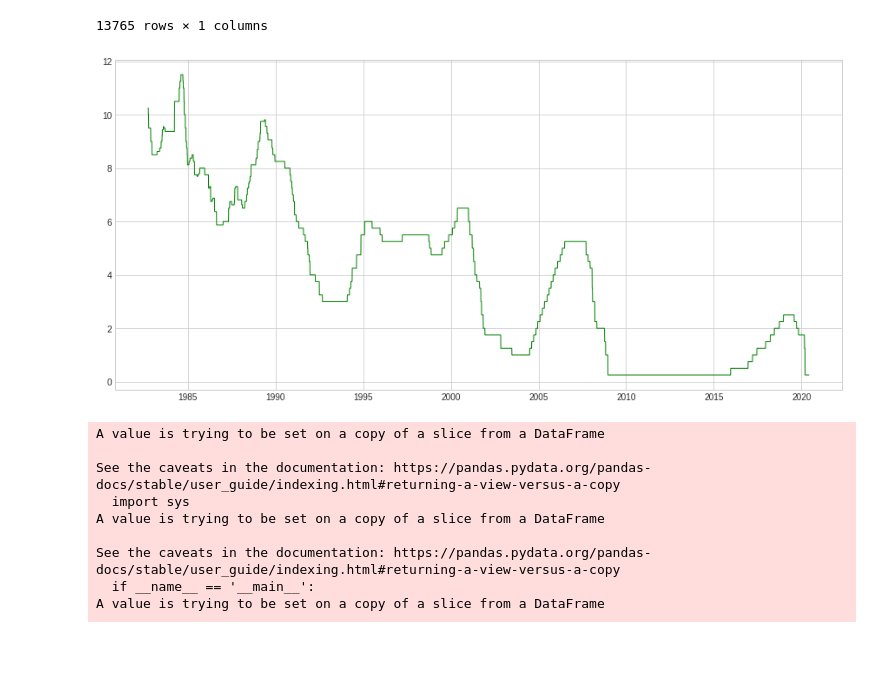
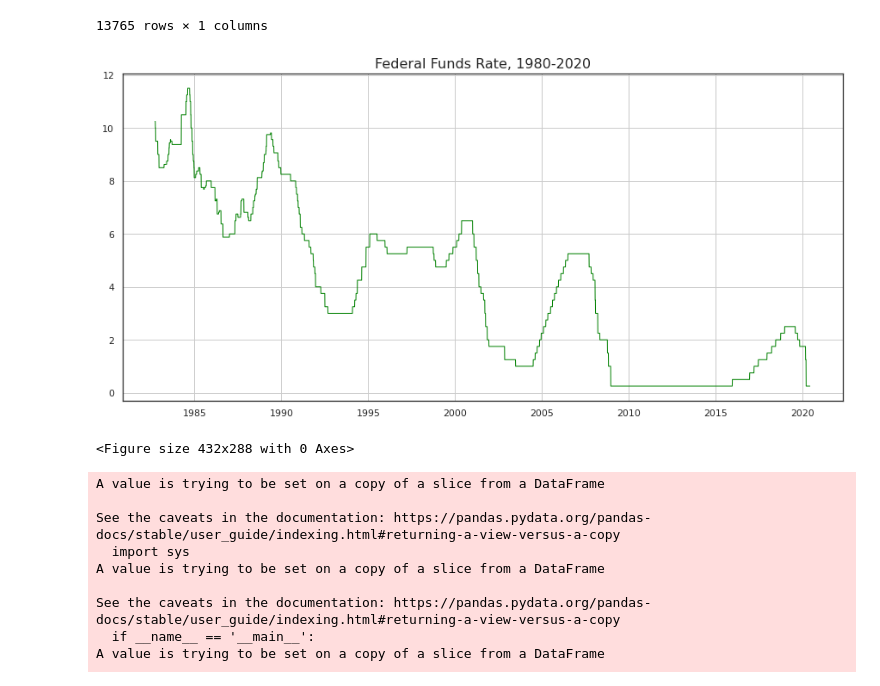
Before and after one commit to seanahmad/NLP-Federal-Reserve-Corpora, a Jupyter notebook: src/1_FOMC_Analysis_Preliminary.ipynb, the cells around one changed output. Saved outputs shown, nothing was run; the diff lists cells and outputs as text; code cells hidden in the pictures; blank space fills up the shorter version.

Commit message:
Notebook 6 production-ready, finalized

```diff
--- a/src/1_FOMC_Analysis_Preliminary.ipynb
+++ b/src/1_FOMC_Analysis_Preliminary.ipynb
@@ -83,6 +67,7 @@ if IN_COLAB:
   keyword_lm_dir = '/content/drive/My Drive/Colab Notebooks/proj2/src/data/LoughranMcDonald/'
   glove_dir = '/content/drive/My Drive/Colab Notebooks/proj2/src/data/GloVe/'
   model_dir = '/content/drive/My Drive/Colab Notebooks/proj2/src/data/models/'
+  graph_dir = '/content/drive/My Drive/Colab Notebooks/proj2/src/data/graphs/'
 
 else:
   employment_data_dir = 'C:/Users/theon/GDrive/Colab Notebooks/proj2/src/data/MarketData/Employment/'
@@ -100,5 +85,4 @@ else:
   keyword_lm_dir = 'C:/Users/theon/GDrive/Colab Notebooks/proj2/src/data/LoughranMcDonald/'
   glove_dir = 'C:/Users/theon/GDrive/Colab Notebooks/proj2/src/data/GloVe/'
   model_dir = 'C:/Users/theon/GDrive/Colab Notebooks/proj2/src/data/models/'
+  graph_dir = 'C:/Users/theon/GDrive/Colab Notebooks/proj2/src/data/graphs/'
-# %%
-plt.style.use('seaborn-whitegrid')
@@ -104,0 +187,3 @@ plt.style.use('seaborn-whitegrid')
+# %%
+# Set Seaborn Style
+sns.set(style='white', context='notebook', palette='deep')
@@ -1010,12 +1103,16 @@ fedrate_df
 # %%
 fig, ax = plt.subplots(figsize=(15,7))
 ax.plot(fedrate_df.index, fedrate_df['Rate'].values,
          c = 'green',
          linewidth= 1.0)
 ax.grid(True)
+plt.title('Federal Funds Rate, 1980-2020', fontsize=16)
+
 plt.show()
+plt.savefig(graph_dir + 'fed_rate_vs_time' + '.png')#bbox_inches='tight')
 # %% [output]
-[figure, old version]
+[figure, new version]
+<Figure size 432x288 with 0 Axes>
 # %%
 Data['RateDecision'] = None
 Data['Rate'] = None
```
Also changed, not shown: parts of 17 cells of this notebook, 49 other files.
